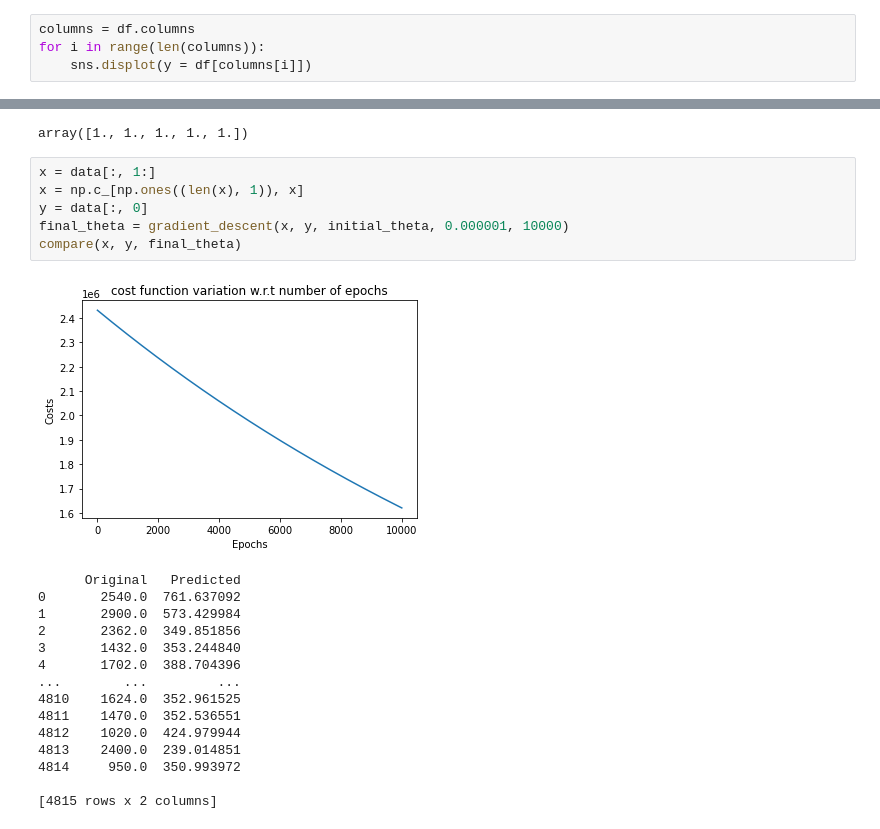
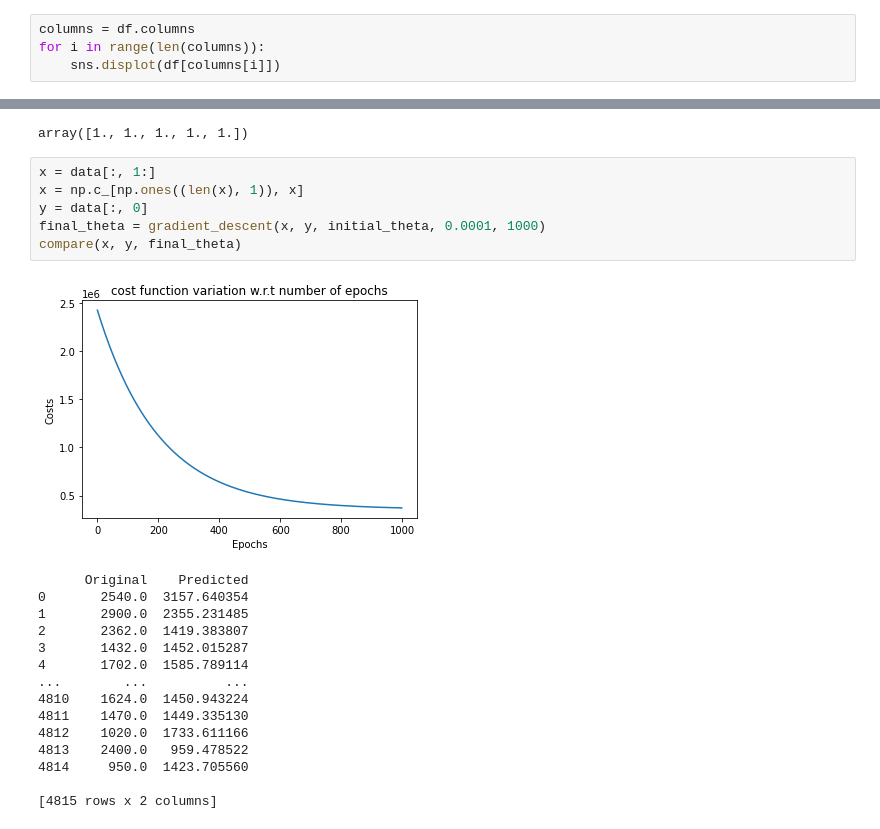
Before and after one commit to wncc/helloFOSS-21-Intro-to-ML, a Jupyter notebook: Linear_Regression_Task2_20b030018.ipynb, the cells around one changed output, grey strips where cells are left out. Drawn from its saved outputs; the diff is of its cells as text.

```diff
--- a/Linear_Regression_Task2_20b030018.ipynb
+++ b/Linear_Regression_Task2_20b030018.ipynb
@@ -89,5 +89,5 @@ For visualizing the data we will first start with looking at the distribution of
 # %%
 columns = df.columns
 for i in range(len(columns)):
-    sns.displot(y = df[columns[i]])
+    sns.displot(df[columns[i]])
 # %% [output]
@@ -239,22 +240,22 @@ array([1., 1., 1., 1., 1.])
 # %%
 x = data[:, 1:]
 x = np.c_[np.ones((len(x), 1)), x]
 y = data[:, 0]
-final_theta = gradient_descent(x, y, initial_theta, 0.000001, 10000)
+final_theta = gradient_descent(x, y, initial_theta, 0.0001, 1000)
 compare(x, y, final_theta)
 # %% [output]
-[figure, old version]
+[figure, new version]
-      Original   Predicted
-0       2540.0  761.637092
-1       2900.0  573.429984
-2       2362.0  349.851856
-3       1432.0  353.244840
-4       1702.0  388.704396
-...        ...         ...
-4810    1624.0  352.961525
-4811    1470.0  352.536551
-4812    1020.0  424.979944
-4813    2400.0  239.014851
-4814     950.0  350.993972
+      Original    Predicted
+0       2540.0  3157.640354
+1       2900.0  2355.231485
+2       2362.0  1419.383807
+3       1432.0  1452.015287
+4       1702.0  1585.789114
+...        ...          ...
+4810    1624.0  1450.943224
+4811    1470.0  1449.335130
+4812    1020.0  1733.611166
+4813    2400.0   959.478522
+4814     950.0  1423.705560
 
 [4815 rows x 2 columns]
```
Also changed, not shown: parts of 1 cell of this notebook.
